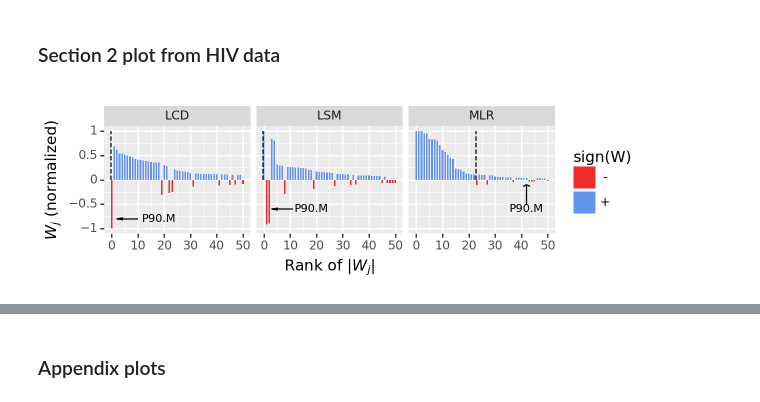
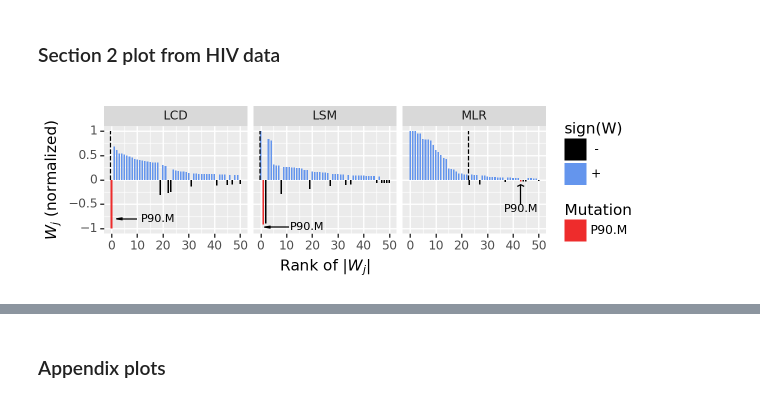
Before and after one commit to amspector100/mlr_knockoff_paper, a Jupyter notebook: final-plots/final_plots.ipynb, the cells around one changed output, grey strips where cells are left out. Saved outputs shown, nothing was run; the diff lists cells and outputs as text; code cells hidden in the pictures.

```diff
--- a/final-plots/final_plots.ipynb
+++ b/final-plots/final_plots.ipynb
@@ -722,62 +722,80 @@ drug = 'IDV'
 Wdf = pd.read_csv("../real_data/hiv_data/results/W_sorted.csv")
 Wdf = Wdf.loc[(Wdf['drug'] == drug) & (Wdf['knockoff_type'] == 'sdp')]
 Wdf['sign(W)'] = (Wdf['W'] > 0).apply(lambda x: '+' if x else ' -')
+W90M = Wdf.loc[Wdf['name'] == 'P90.M'].copy()
+# Wdf['sign(W)'] = Wdf['sign(W)'].map(
+#     {"+":r"$W_j$ > 0", " -":r"$W_j$ < 0"}
+# )
+# Wdf.loc[Wdf['name'] == 'P90.M', 'sign(W)'] = 'P90.M'
 # Thresholds for plotting
-Tdf = compute_Tdf(Wdf)
+Tdf = compute_Tdf(Wdf, fdr=0.05)
 
 arrows = pd.DataFrame(columns=['rank', 'W', 'fstat'])
-arrows['rank'] = [10, 2, 11, 3, 42, 42]
-arrows['W'] = [-0.8, -0.8, -0.6, -0.6, -0.5, -0.1]
+arrows['rank'] = [10, 2, 11, 1.5, 43, 43]
+arrows['W'] = [-0.8, -0.8, -0.97, -0.97, -0.5, -0.1]
 arrows['fstat'] = ['LCD', 'LCD', 'LSM', 'LSM', 'MLR', 'MLR']
 arrows['sign(W)'] = ' -'
 
 text_data = pd.DataFrame(columns=['rank', 'W', 'fstat'])
-text_data['rank'] = [18, 18, 42]
-text_data['W'] = [-0.8, -0.6, -0.6]
+text_data['rank'] = [18, 18, 43]
+text_data['W'] = [-0.8, -0.97, -0.6]
 text_data['fstat'] = ['LCD', 'LSM', 'MLR']
 text_data['text'] = ['P90.M', 'P90.M', 'P90.M']
 text_data['sign(W)'] = ' -'
 
+
+COLWIDTH = 0.6
+red = '#ee2c2c'
+
 g = (ggplot(
     Wdf[Wdf['rank'] <= 50], aes(x='rank', y='W', fill='sign(W)')
-) + geom_col(width=0.6)
+) + geom_col(width=COLWIDTH)
   + geom_segment(
       data = Tdf,
       mapping=aes(
           x='rank',
           xend='rank',
           y=0.0,
           yend=1.0,
           inherit_aes=False,
       ),
       linetype='dashed', color='black',
   )
   + geom_path(
     data=arrows,
       arrow=arrow(length=0.07),
   )
   + geom_text(
     data=text_data,
     mapping=aes(label='text'),
     size=8
   )
+  + geom_col(
+      data=W90M,
+      mapping=aes(x='rank', y='W', color='name'),
+      fill=red,
+      inherit_aes=False,
+      width=COLWIDTH,
+      size=0.01,
+    )
   + facet_grid('~fstat')
   + labs(x=f'Rank of $|W_j|$', y=f'$W_j$ (normalized)')#, title='LCD Statistics for MVR and SDP, Equicorrelated Gaussian Designs')
   + guides(
       linetype = None,
       #guide_legend(title=''),
       fill = guide_legend(title='sign(W)'),
-      color = None,#guide_legend(title='Null'),
+      color = guide_legend(title='Mutation'),
   )
-  + scale_color_manual(values=('#ee2c2c', 'cornflowerblue'))
-  + scale_fill_manual(values=('#ee2c2c', 'cornflowerblue'))
+  #+ scale_fill_manual(values=('gray', 'cornflowerblue', '#ee2c2c')) # red = '#ee2c2c'
+  + scale_fill_manual(values=('black', 'cornflowerblue', '#ee2c2c')) # red = '#ee2c2c'
+  #+ scale_color_manual(values=(red))
   + theme(figure_size=(6,2))
 )
 print(g)
-g.save("section2/wstat_plot_hiv.png", dpi=500)
+#g.save("section2/wstat_plot_hiv.png", dpi=500)
 #g.save("presentation/section2/wstat_plot_hiv.png", dpi=500)
 # %% [output]
-[figure, old version]
+[figure, new version]
 # %%
 import time; t0 = time.time()
 drug_type = 'PI'
```
Also changed, not shown: parts of 3 cells of this notebook, 2 other files.
